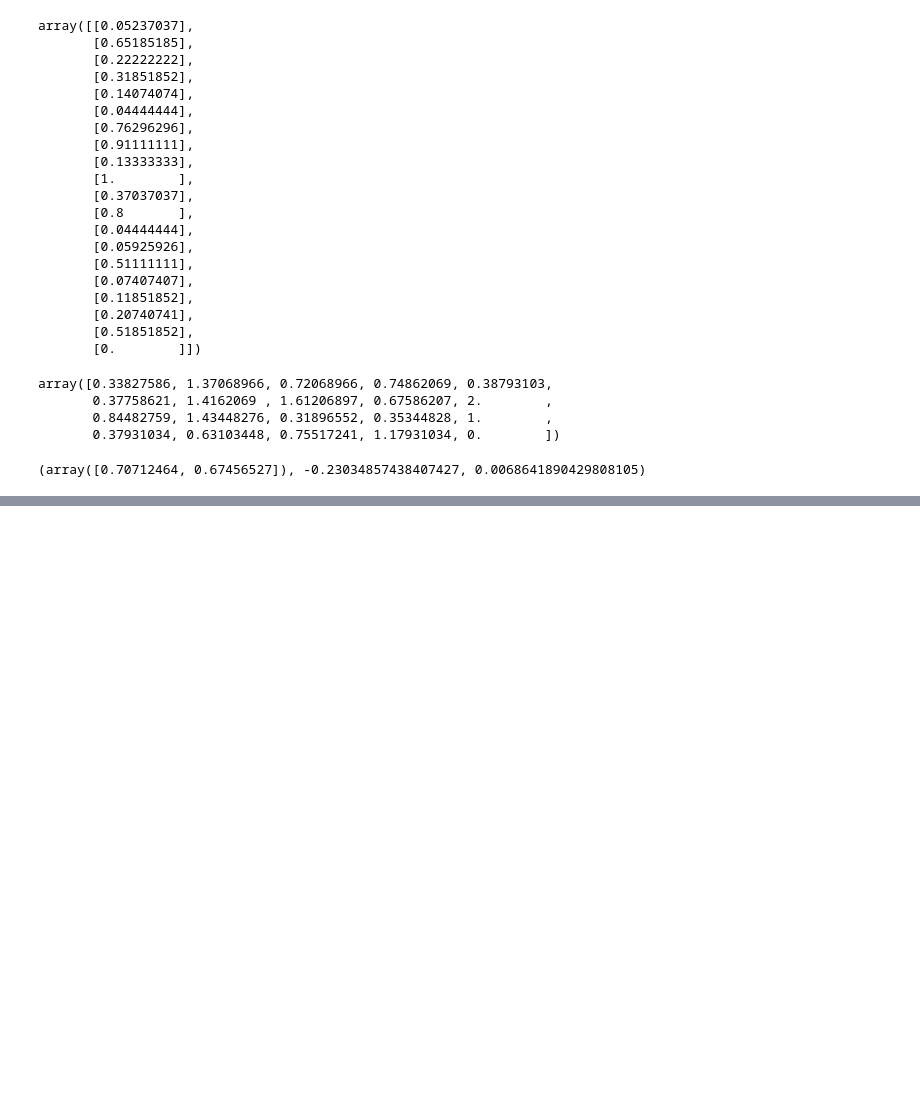
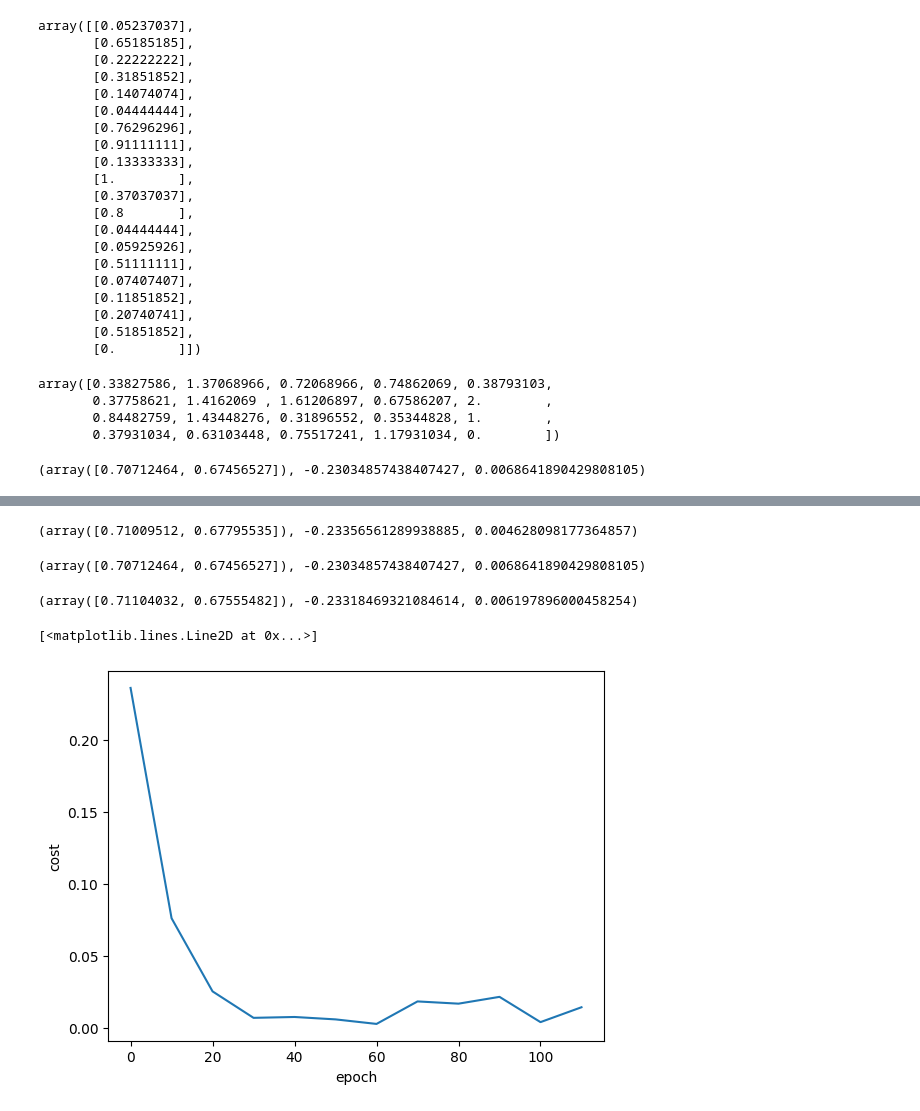
Before and after one commit to he11owthere/gradient-descent-, a Jupyter notebook: model.ipynb, the cells around one changed output, grey strips where cells are left out. Cells and saved outputs as stored; diff of their text form; code cells hidden in the pictures; blank space fills up the shorter version.

```diff
--- a/model.ipynb
+++ b/model.ipynb
@@ -162,0 +227,60 @@ yp = predict(X.loc[0:25])
+# %%
+def mini_batch_gradient_descent(X, y, epochs, batch_size = 5, learning_rate=0.01):
+    total_features = X.shape[1]
+    w = np.ones(shape=(total_features))
+    bias = 0
+    epochs_list = []
+    cost_list = []
+    total_samples = X.shape[0]
+
+    for i in range(epochs):
+        '''r1 = (batch * 5) % total_samples
+        r2 = ((batch+1) * 5) % total_samples
+        X_mb = X[r1: r2]
+        if(r1 < r2):
+            X_mb = X[r1:r2]
+            y_mb = y[r1:r2]
+        else:
+            X_mb = np.concatenate((X[r1:], X[:r2]))
+            y_mb = np.concatenate((y[r1:], y[:r1]))'''
+        random_indices = np.random.permutation(total_samples)
+        X_r = X[random_indices]
+        y_r = y[random_indices]
+        for j in range(0, total_samples, batch_size):
+            X_mb = X_r[j:j+batch_size]
+            y_mb = y_r[j:j+batch_size]
+            y_predicted = np.dot(w, X_mb.T) + bias
+
+            wg = -(2/batch_size)*X_mb.T.dot(y_mb - y_predicted)
+            bg = -(2/batch_size)*np.sum(y_mb - y_predicted)
+
+            w = w - learning_rate*wg
+            bias = bias - learning_rate*bg
+
+            cost = np.mean(np.square(y_mb - y_predicted))
+
+        if(i % 10 == 0):
+            cost_list.append(cost)
+            epochs_list.append(i)
+        #batch += 1 % batch_size
+    return w, bias, cost, cost_list, epochs_list
+
+w_mb, b_mb, cost_mb, cost_list_mb, epoch_list_mb = mini_batch_gradient_descent(scaled_X, scaled_y.reshape(scaled_y.shape[0]), 120)
+w_mb, b_mb, cost_mb
+# %% [output]
+(array([0.71009512, 0.67795535]), -0.23356561289938885, 0.004628098177364857)
+# %%
+w, bias, cost
+# %% [output]
+(array([0.70712464, 0.67456527]), -0.23034857438407427, 0.0068641890429808105)
+# %%
+w_sgd, b_sgd, cost_sgd
+# %% [output]
+(array([0.71104032, 0.67555482]), -0.23318469321084614, 0.006197896000458254)
+# %%
+plt.xlabel("epoch")
+plt.ylabel("cost")
+plt.plot(epoch_list_mb, cost_list_mb)
+# %% [output]
+[<matplotlib.lines.Line2D at 0x...>]
+[figure, added]
```
Also changed, not shown: parts of 6 cells of this notebook.
